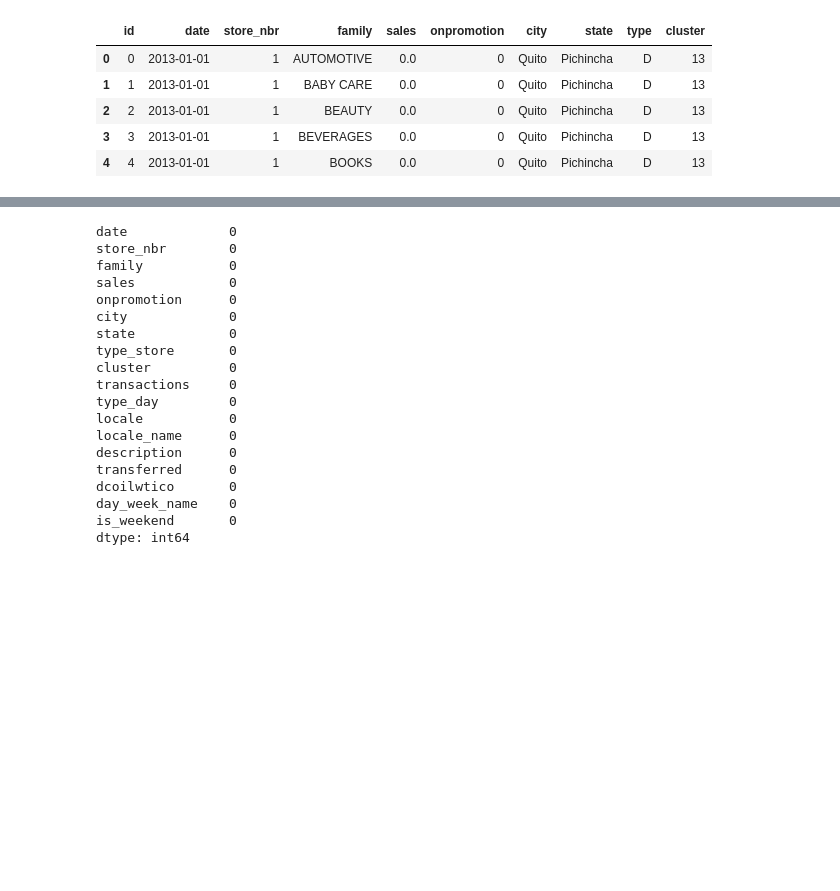
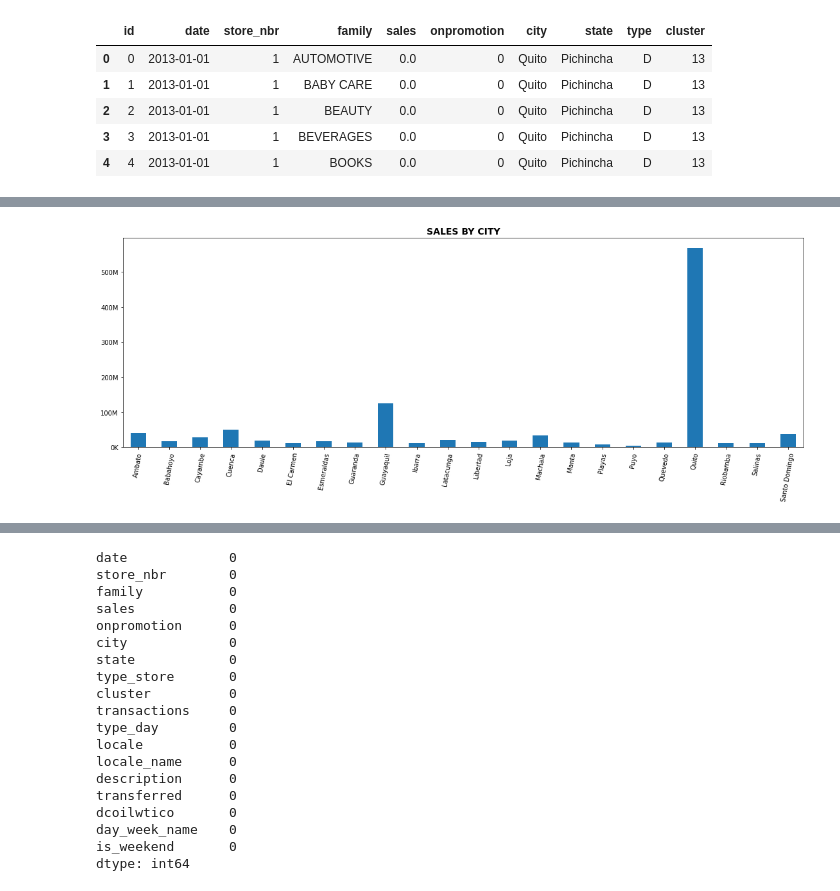
Before and after one commit to willianpina/Kaggle_Notebooks, a Jupyter notebook: Store_Sales/Store Sales - Time Series Forecasting.ipynb, the cells around one changed output, grey strips where cells are left out. Cells and saved outputs as stored; diff of their text form; code cells hidden in the pictures; blank space fills up the shorter version.

```diff
--- a/Store_Sales/Store Sales - Time Series Forecasting.ipynb
+++ b/Store_Sales/Store Sales - Time Series Forecasting.ipynb
@@ -256,0 +263,11 @@ plt.show()
+# %%
+# SALES by CITY
+fig, ax = plt.subplots(figsize= (19,6))
+df.groupby('city')['sales'].sum().plot(kind='bar',legend=None)
+plt.xticks(rotation=80)
+ax.set_title("SALES BY CITY", fontweight="bold", fontsize=14)
+ax.set_xlabel(None)
+ax.yaxis.set_major_formatter(values)
+plt.show()
+# %% [output]
+[figure, added]
```
Also changed, not shown: parts of 8 cells of this notebook.
